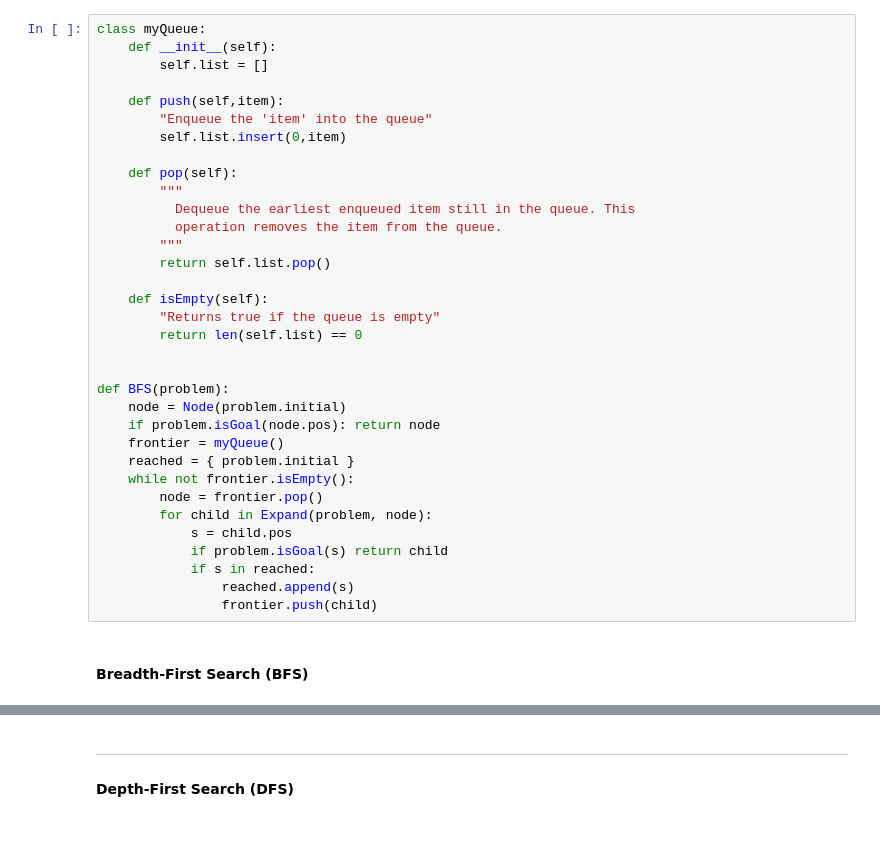
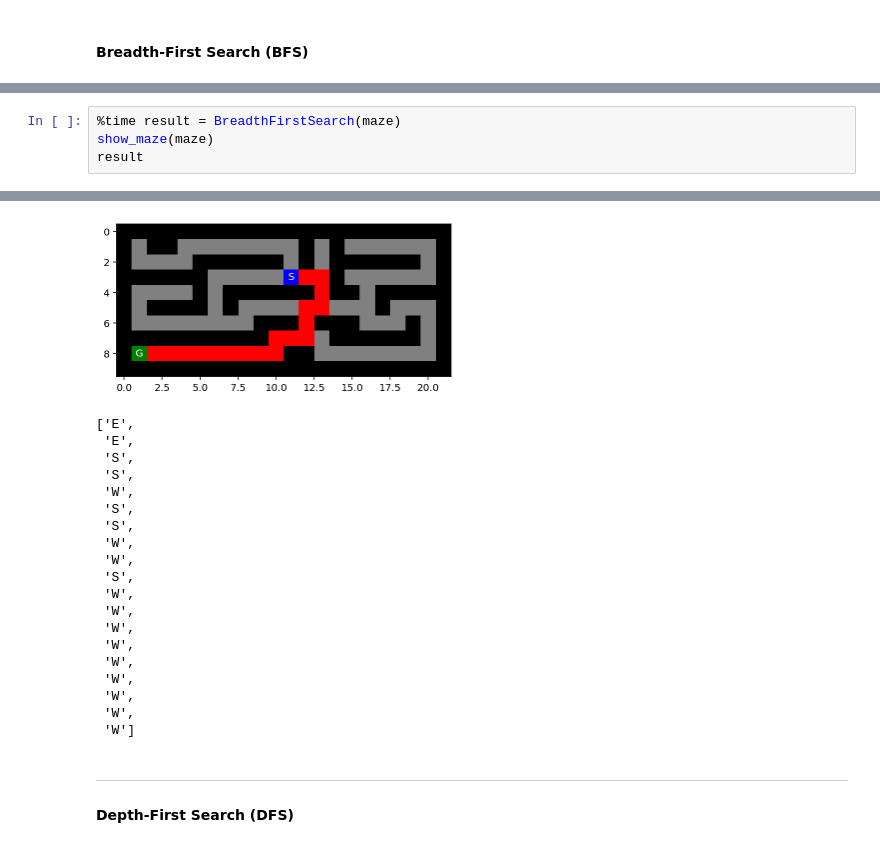
Before and after one commit to luisegarduno/Ai-Projects, a Jupyter notebook: Search/Maze.ipynb, the cells around one changed output, grey strips where cells are left out. Cells and saved outputs as stored; diff of their text form.

```diff
--- a/Search/Maze.ipynb
+++ b/Search/Maze.ipynb
@@ -381,37 +240,3 @@ __Notes:__
-# %%
-class myQueue:
-    def __init__(self):
-        self.list = []
-
-    def push(self,item):
-        "Enqueue the 'item' into the queue"
-        self.list.insert(0,item)
-
-    def pop(self):
-        """
-          Dequeue the earliest enqueued item still in the queue. This
-          operation removes the item from the queue.
-        """
-        return self.list.pop()
-
-    def isEmpty(self):
-        "Returns true if the queue is empty"
-        return len(self.list) == 0
-
-
-def BFS(problem):
-    node = Node(problem.initial)
-    if problem.isGoal(node.pos): return node
-    frontier = myQueue()
-    reached = { problem.initial }
-    while not frontier.isEmpty():
-        node = frontier.pop()
-        for child in Expand(problem, node):
-            s = child.pos
-            if problem.isGoal(s) return child
-            if s in reached:
-                reached.append(s)
-                frontier.push(child)
 # %% [markdown]
 #### Breadth-First Search (BFS)
 # %%
@@ -472,0 +308,5 @@ show_maze(maze)
+# %%
+%time result = BreadthFirstSearch(maze)
+show_maze(maze)
+result
+# %% [output]
@@ -473,3 +317,23 @@ show_maze(maze)
+[figure, added]
+['E',
+ 'E',
+ 'S',
+ 'S',
+ 'W',
+ 'S',
+ 'S',
+ 'W',
+ 'W',
+ 'S',
+ 'W',
+ 'W',
+ 'W',
+ 'W',
+ 'W',
+ 'W',
+ 'W',
+ 'W',
+ 'W']
 # %% [markdown]
 
 ---------------------
```
Also changed, not shown: parts of 8 cells of this notebook.
